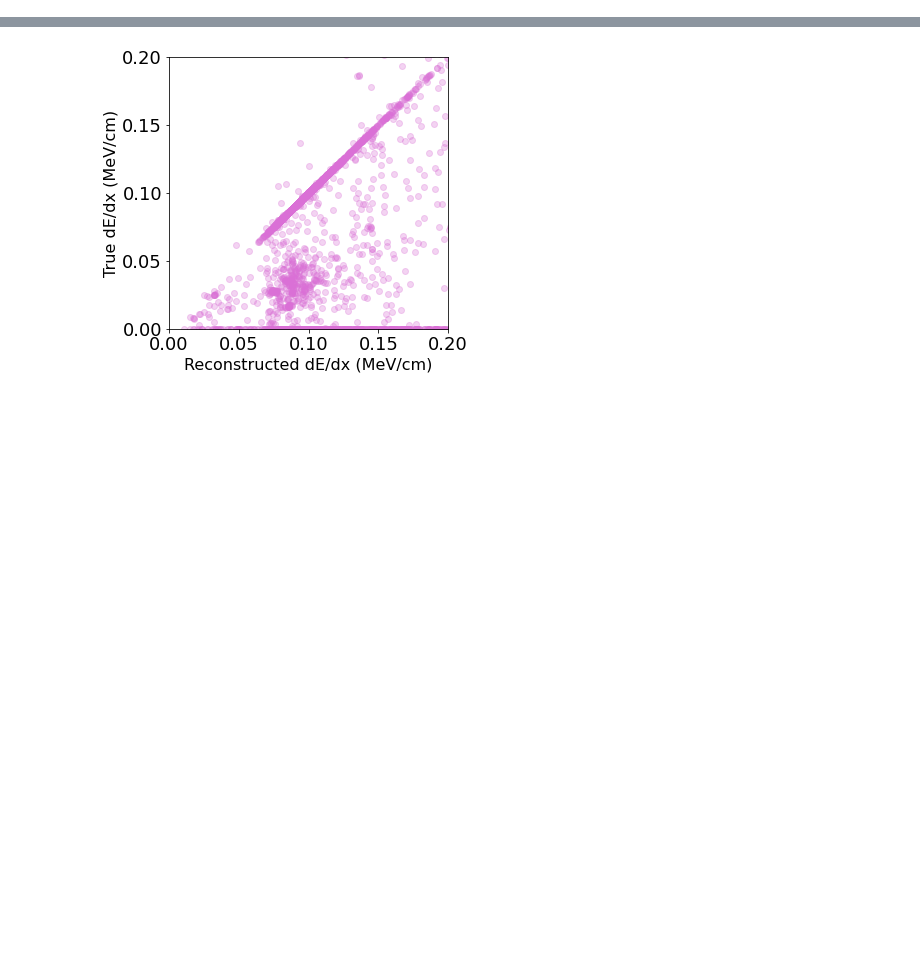
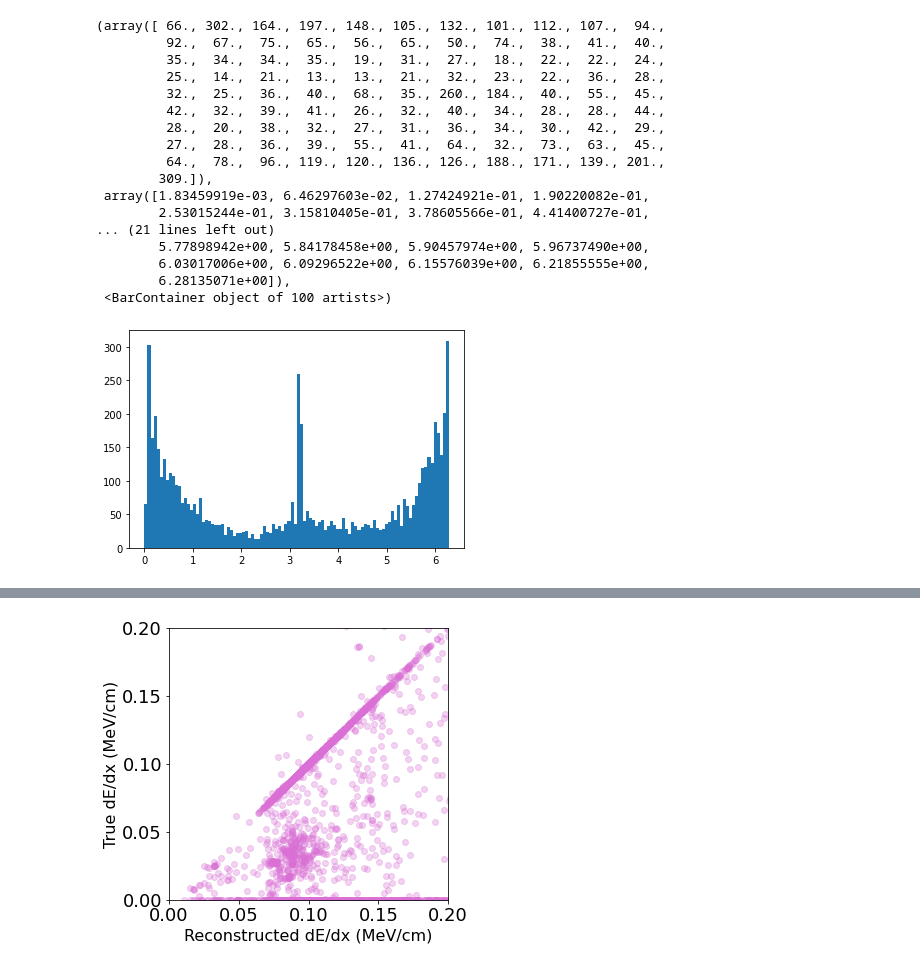
Before and after one commit to LeslieRogers/MuonPredictions, a Jupyter notebook: FluxPlots4.ipynb, the cells around one changed output, grey strips where cells are left out. Saved outputs shown, nothing was run; the diff lists cells and outputs as text; code cells hidden in the pictures; blank space fills up the shorter version.

Commit message:
Fix all the fucking angles

```diff
--- a/FluxPlots4.ipynb
+++ b/FluxPlots4.ipynb
@@ -543,0 +67,28 @@ plt.savefig("/Users/rogerslc/Documents/diffflux.png",dpi=250,bbox_inches='tight'
+# %%
+#In this file, beta is actually beta, in detector coords
+RelativeAngle=50
+MuonsFromData=pd.read_hdf('./CombinedDataMusRunV.h5')
+MuonsFromData['gamma']=(np.rad2deg(MuonsFromData['beta'])-RelativeAngle)%360
+#This is the spark cut in detector coordinates
+MuonsNoSparks=MuonsFromData[(MuonsFromData.zvariance>4)&(np.abs(MuonsFromData.beta-180)>4)]
+# %%
+plt.hist(MuonsFromData['beta'],bins=100)
+# %% [output]
+(array([ 66., 302., 164., 197., 148., 105., 132., 101., 112., 107.,  94.,
+         92.,  67.,  75.,  65.,  56.,  65.,  50.,  74.,  38.,  41.,  40.,
+         35.,  34.,  34.,  35.,  19.,  31.,  27.,  18.,  22.,  22.,  24.,
+         25.,  14.,  21.,  13.,  13.,  21.,  32.,  23.,  22.,  36.,  28.,
+         32.,  25.,  36.,  40.,  68.,  35., 260., 184.,  40.,  55.,  45.,
+         42.,  32.,  39.,  41.,  26.,  32.,  40.,  34.,  28.,  28.,  44.,
+         28.,  20.,  38.,  32.,  27.,  31.,  36.,  34.,  30.,  42.,  29.,
+         27.,  28.,  36.,  39.,  55.,  41.,  64.,  32.,  73.,  63.,  45.,
+         64.,  78.,  96., 119., 120., 136., 126., 188., 171., 139., 201.,
+        309.]),
+ array([1.83459919e-03, 6.46297603e-02, 1.27424921e-01, 1.90220082e-01,
+        2.53015244e-01, 3.15810405e-01, 3.78605566e-01, 4.41400727e-01,
+... (21 lines left out)
+        5.77898942e+00, 5.84178458e+00, 5.90457974e+00, 5.96737490e+00,
+        6.03017006e+00, 6.09296522e+00, 6.15576039e+00, 6.21855555e+00,
+        6.28135071e+00]),
+ <BarContainer object of 100 artists>)
+[figure, added]
```
Also changed, not shown: parts of 55 cells of this notebook.
